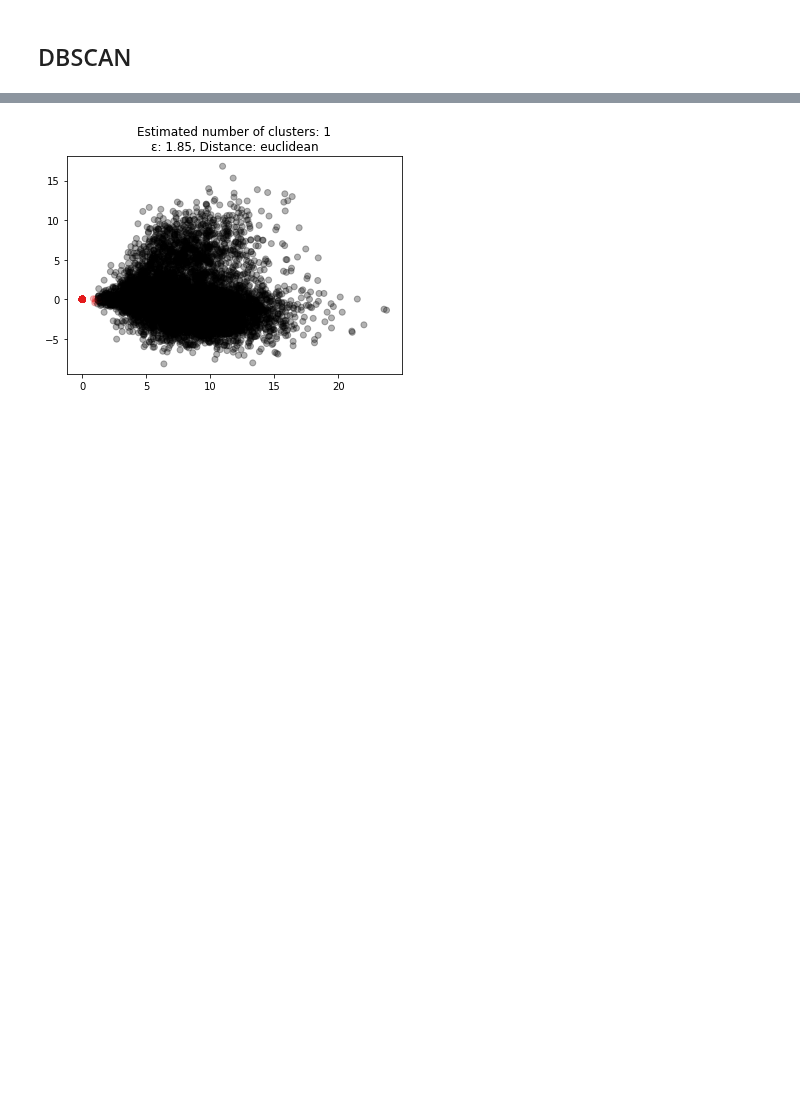
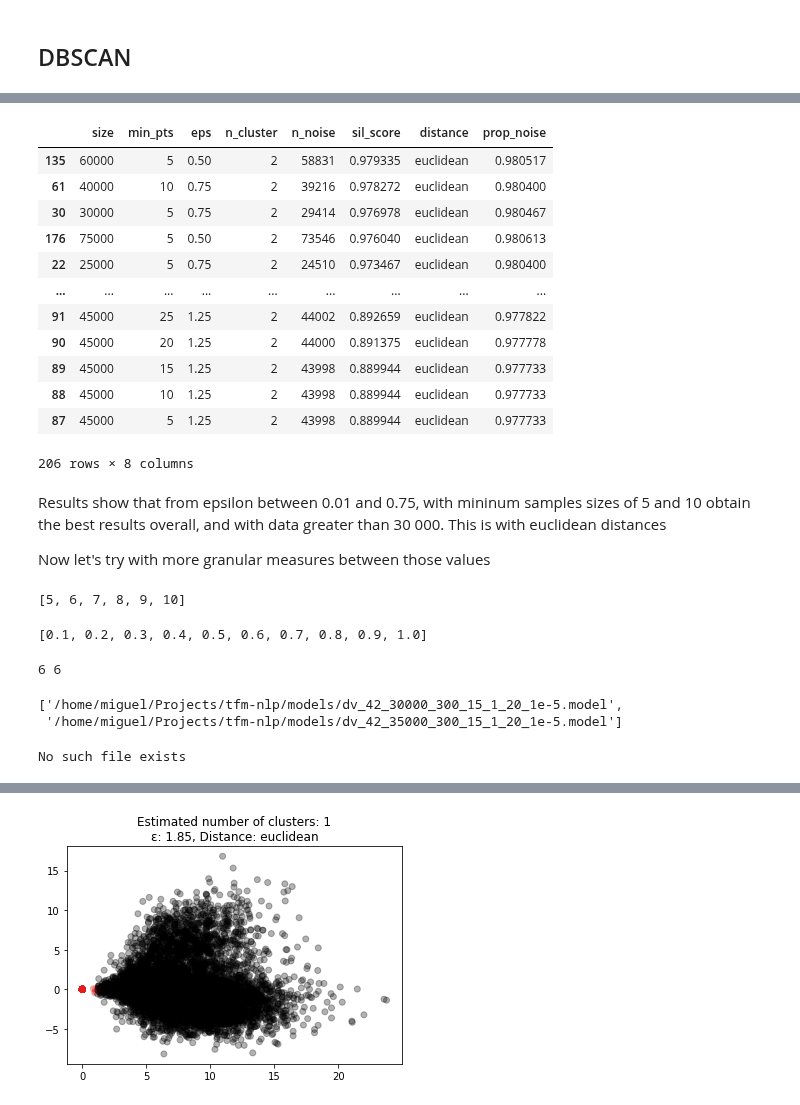
Before and after one commit to MiguelHeCa/tfm-nlp, a Jupyter notebook: notebooks/Clusters.ipynb, the cells around one changed output, grey strips where cells are left out. Cells and saved outputs as stored; diff of their text form; code cells hidden in the pictures; blank space fills up the shorter version.

```diff
--- a/notebooks/Clusters.ipynb
+++ b/notebooks/Clusters.ipynb
@@ -226,0 +822,48 @@ plt.show()
+# %%
+df.sort_values(by=['sil_score','eps','min_pts'], ascending=False)
+# %% [output]
+|  | size | min_pts | eps | n_cluster | n_noise | sil_score | distance | prop_noise |
+| 135 | 60000 | 5 | 0.50 | 2 | 58831 | 0.979335 | euclidean | 0.980517 |
+| 61 | 40000 | 10 | 0.75 | 2 | 39216 | 0.978272 | euclidean | 0.980400 |
+| 30 | 30000 | 5 | 0.75 | 2 | 29414 | 0.976978 | euclidean | 0.980467 |
+| 176 | 75000 | 5 | 0.50 | 2 | 73546 | 0.976040 | euclidean | 0.980613 |
+| 22 | 25000 | 5 | 0.75 | 2 | 24510 | 0.973467 | euclidean | 0.980400 |
+| ... | ... | ... | ... | ... | ... | ... | ... | ... |
+| 91 | 45000 | 25 | 1.25 | 2 | 44002 | 0.892659 | euclidean | 0.977822 |
+| 90 | 45000 | 20 | 1.25 | 2 | 44000 | 0.891375 | euclidean | 0.977778 |
+| 89 | 45000 | 15 | 1.25 | 2 | 43998 | 0.889944 | euclidean | 0.977733 |
+| 88 | 45000 | 10 | 1.25 | 2 | 43998 | 0.889944 | euclidean | 0.977733 |
+| 87 | 45000 | 5 | 1.25 | 2 | 43998 | 0.889944 | euclidean | 0.977733 |
+206 rows × 8 columns
+# %% [markdown]
+Results show that from epsilon between 0.01 and 0.75, with mininum samples sizes of 5 and 10 obtain the best results overall, and with data greater than 30 000.
+This is with euclidean distances
+
+Now let's try with more granular measures between those values
+# %%
+min_pts_range = [min_pts for min_pts in range(5,11)]
+min_pts_range
+# %% [output]
+[5, 6, 7, 8, 9, 10]
+# %%
+eps_range = [round(e*0.1,3) for e in range(5,11)]
+eps_range
+# %% [output]
+[0.1, 0.2, 0.3, 0.4, 0.5, 0.6, 0.7, 0.8, 0.9, 1.0]
+# %%
+print(len(min_pts_range), len(eps_range))
+# %% [output]
+6 6
+# %%
+mod_paths[4:6]
+# %% [output]
+['/home/miguel/Projects/tfm-nlp/models/dv_42_30000_300_15_1_20_1e-5.model',
+ '/home/miguel/Projects/tfm-nlp/models/dv_42_35000_300_15_1_20_1e-5.model']
+# %%
+tmp_file = Path(data_dir,'dbscan_eval_2.csv')
+if tmp_file.is_file():
+    tmp_file.unlink()
+else:
+    print('No such file exists')
+# %% [output]
+No such file exists
```
Also changed, not shown: parts of 74 cells of this notebook.
